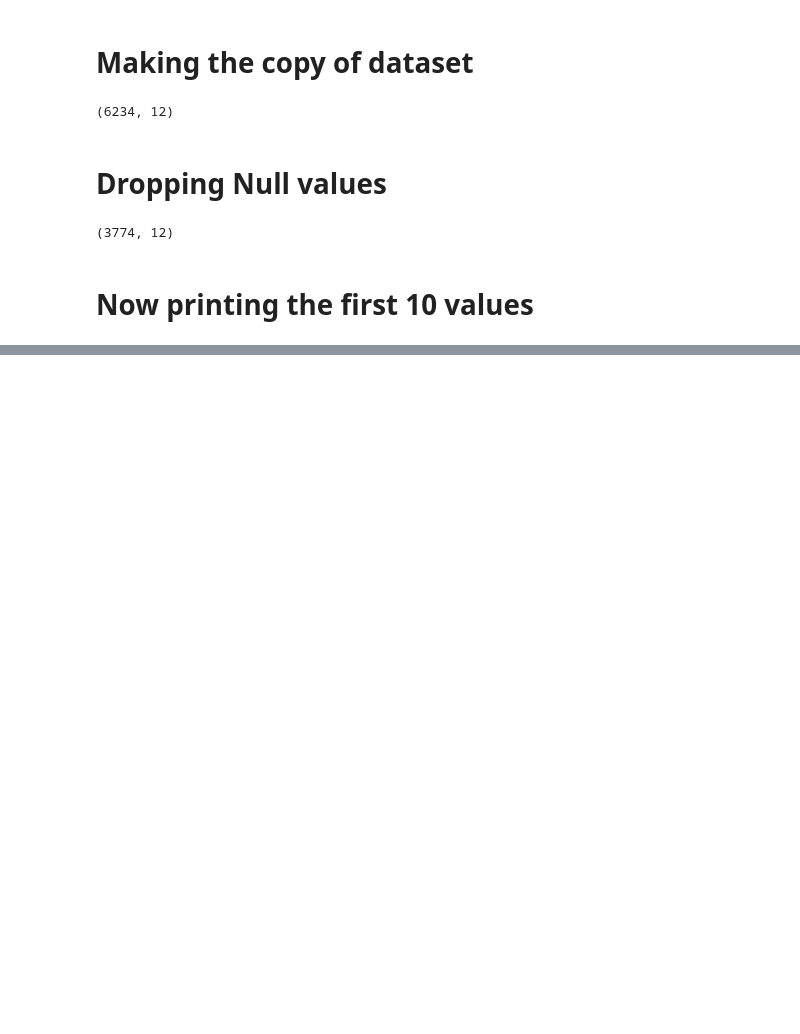
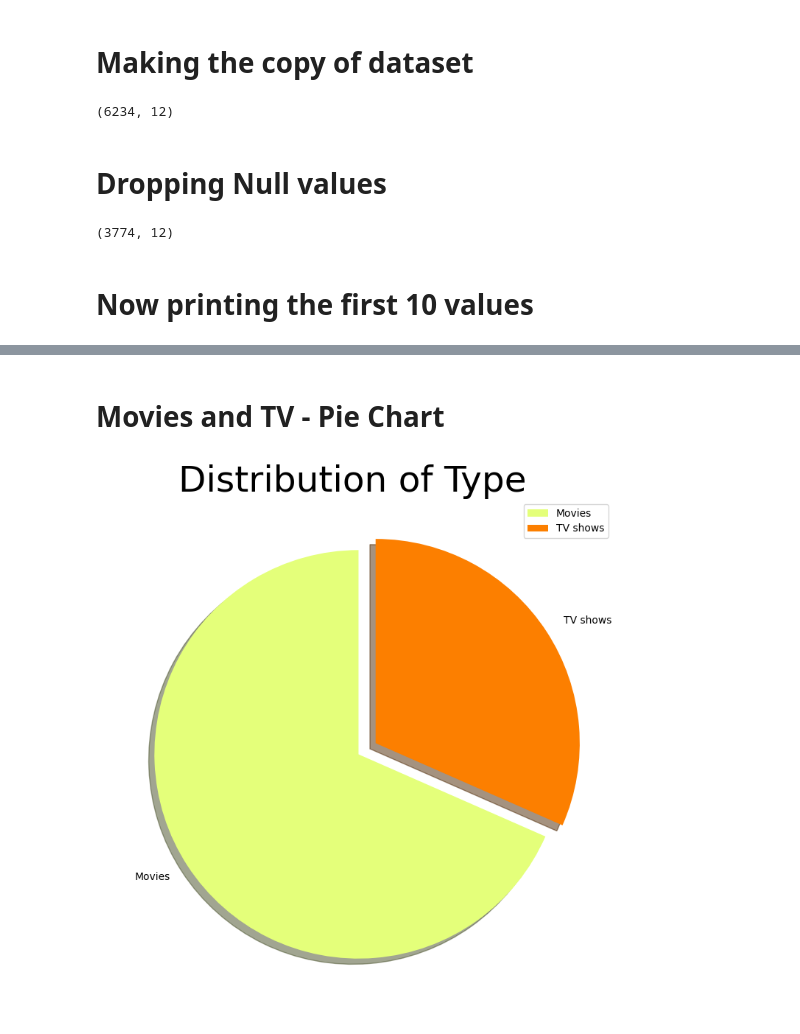
Before and after one commit to rohan0005/Python-Projects, a Jupyter notebook: Netflix Data Analysis/Netflix Data Analysis.ipynb, the cells around one changed output, grey strips where cells are left out. Drawn from its saved outputs; the diff is of its cells as text; code cells hidden in the pictures; blank space fills up the shorter version.

```diff
--- a/Netflix Data Analysis/Netflix Data Analysis.ipynb
+++ b/Netflix Data Analysis/Netflix Data Analysis.ipynb
@@ -101,0 +146,14 @@ df.shape
+# %% [markdown]
+# Movies and TV -  Pie Chart
+# %%
+labels = ["Movies", "TV shows"]
+size = NetflixDF["type"].value_counts()
+explode = [0,0.1]
+colors= plt.cm.Wistia(np.linspace(0,1,2))
+plt.rcParams["figure.figsize"] = (9,9)
+plt.pie(size,labels=labels,colors=colors, explode=explode, shadow=True, startangle=90)
+plt.title("Distribution of Type ", fontsize = 35)
+plt.legend()
+plt.show()
+# %% [output]
+[figure, added]
```
Also changed, not shown: parts of 21 cells of this notebook, 3 other files.
